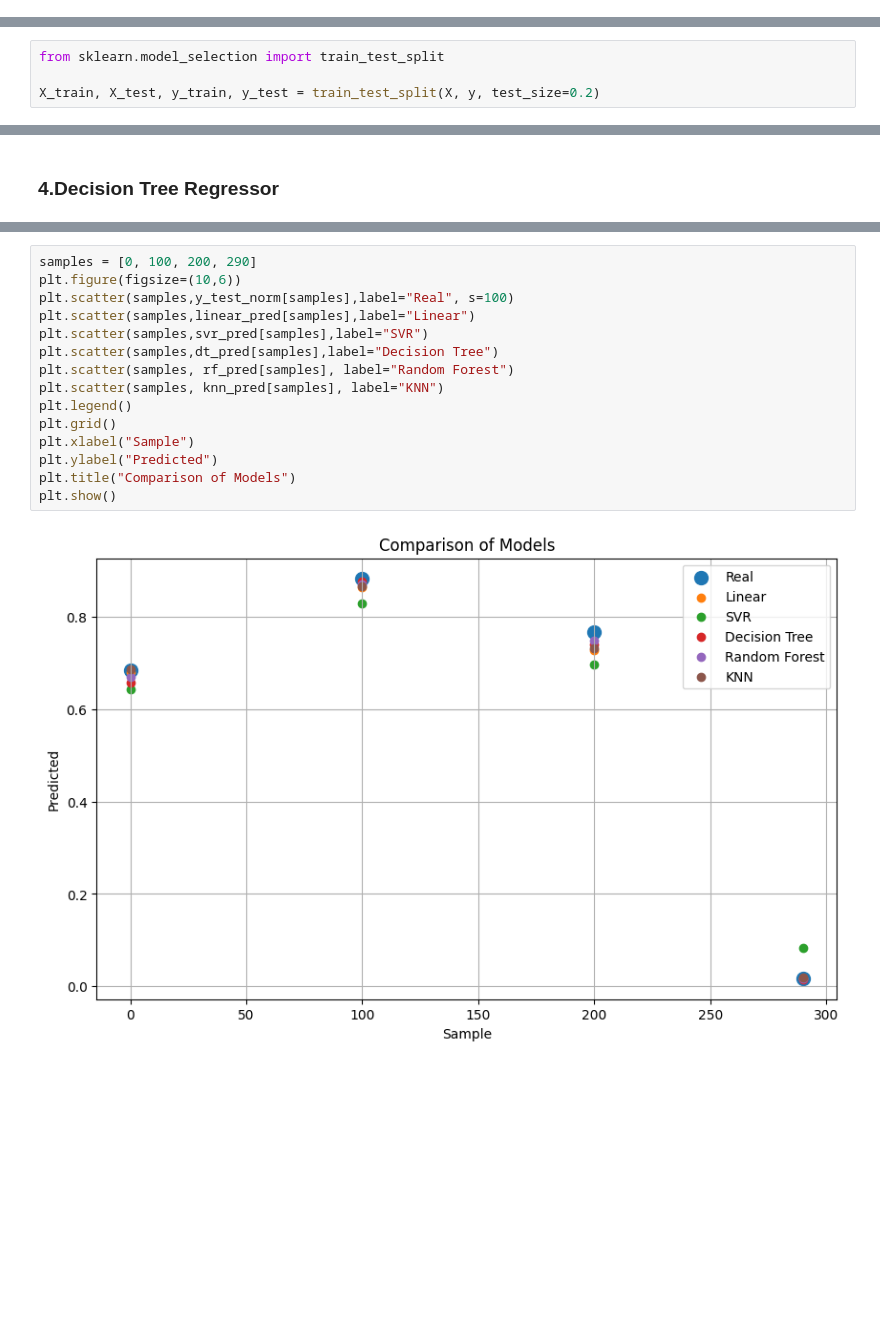
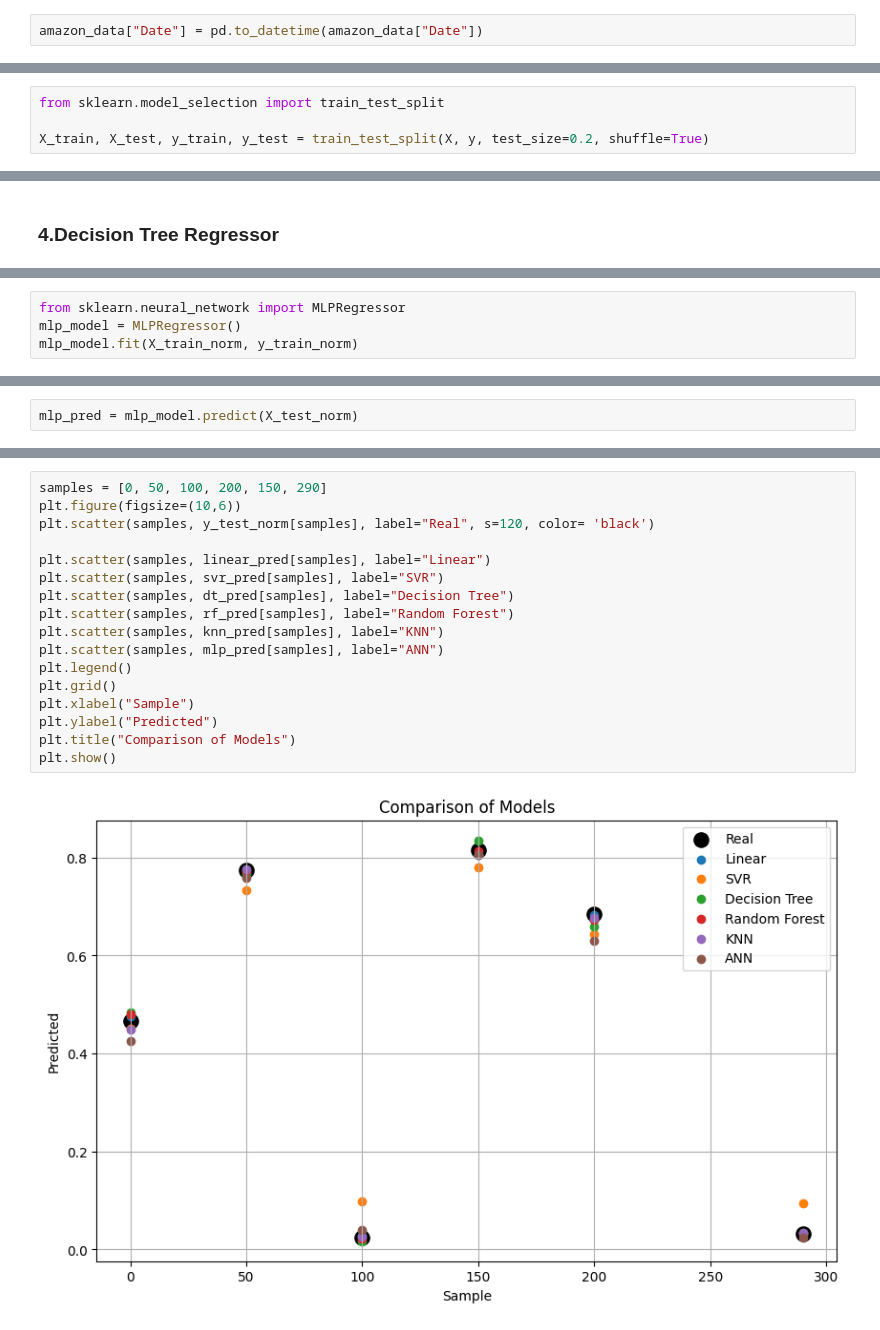
Before and after one commit to nilujafari/ML, a Jupyter notebook: deep_learning/stock_market_prediction/main_Amazon.ipynb, the cells around one changed output, grey strips where cells are left out. Cells and saved outputs as stored; diff of their text form; blank space fills up the shorter version.

```diff
--- a/deep_learning/stock_market_prediction/main_Amazon.ipynb
+++ b/deep_learning/stock_market_prediction/main_Amazon.ipynb
@@ -41,5 +41,7 @@ dtype: int64
 amazon_data.duplicated().sum()
 # %% [output]
 np.int64(0)
+# %%
+amazon_data["Date"] = pd.to_datetime(amazon_data["Date"])
 # %%
 plt.figure(figsize=(14, 6))
@@ -110,4 +116,4 @@ plt.show()
 # %%
 from sklearn.model_selection import train_test_split
 
-X_train, X_test, y_train, y_test = train_test_split(X, y, test_size=0.2)
+X_train, X_test, y_train, y_test = train_test_split(X, y, test_size=0.2, shuffle=True)
@@ -279,0 +314,4 @@ plt.show()
+# %%
+from sklearn.neural_network import MLPRegressor
+mlp_model = MLPRegressor()
+mlp_model.fit(X_train_norm, y_train_norm)
@@ -279,0 +320,2 @@ plt.show()
+# %%
+mlp_pred = mlp_model.predict(X_test_norm)
@@ -280,17 +334,19 @@ plt.show()
 # %%
-samples = [0, 100, 200, 290]
+samples = [0, 50, 100, 200, 150, 290]
 plt.figure(figsize=(10,6))
-plt.scatter(samples,y_test_norm[samples],label="Real", s=100)
-plt.scatter(samples,linear_pred[samples],label="Linear")
-plt.scatter(samples,svr_pred[samples],label="SVR")
-plt.scatter(samples,dt_pred[samples],label="Decision Tree")
+plt.scatter(samples, y_test_norm[samples], label="Real", s=120, color= 'black')
+
+plt.scatter(samples, linear_pred[samples], label="Linear")
+plt.scatter(samples, svr_pred[samples], label="SVR")
+plt.scatter(samples, dt_pred[samples], label="Decision Tree")
 plt.scatter(samples, rf_pred[samples], label="Random Forest")
 plt.scatter(samples, knn_pred[samples], label="KNN")
+plt.scatter(samples, mlp_pred[samples], label="ANN")
 plt.legend()
 plt.grid()
 plt.xlabel("Sample")
 plt.ylabel("Predicted")
 plt.title("Comparison of Models")
 plt.show()
 # %% [output]
-[figure, old version]
+[figure, new version]
```
Also changed, not shown: parts of 39 cells of this notebook, 1 other file.
